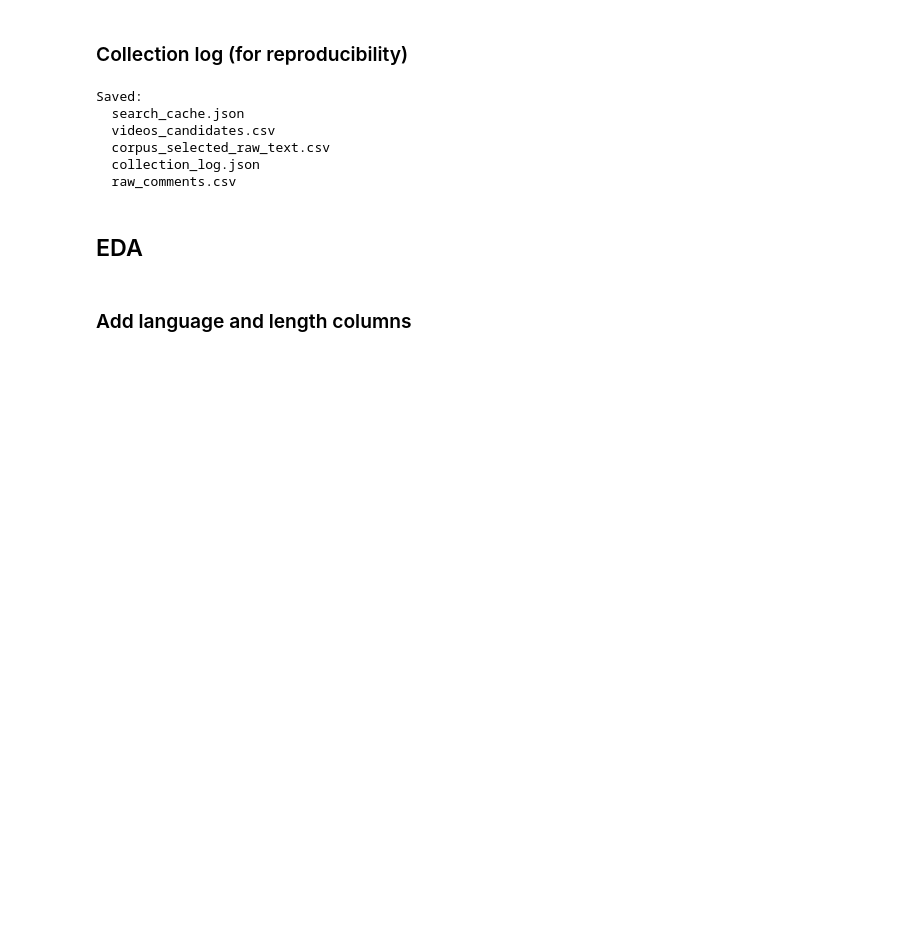
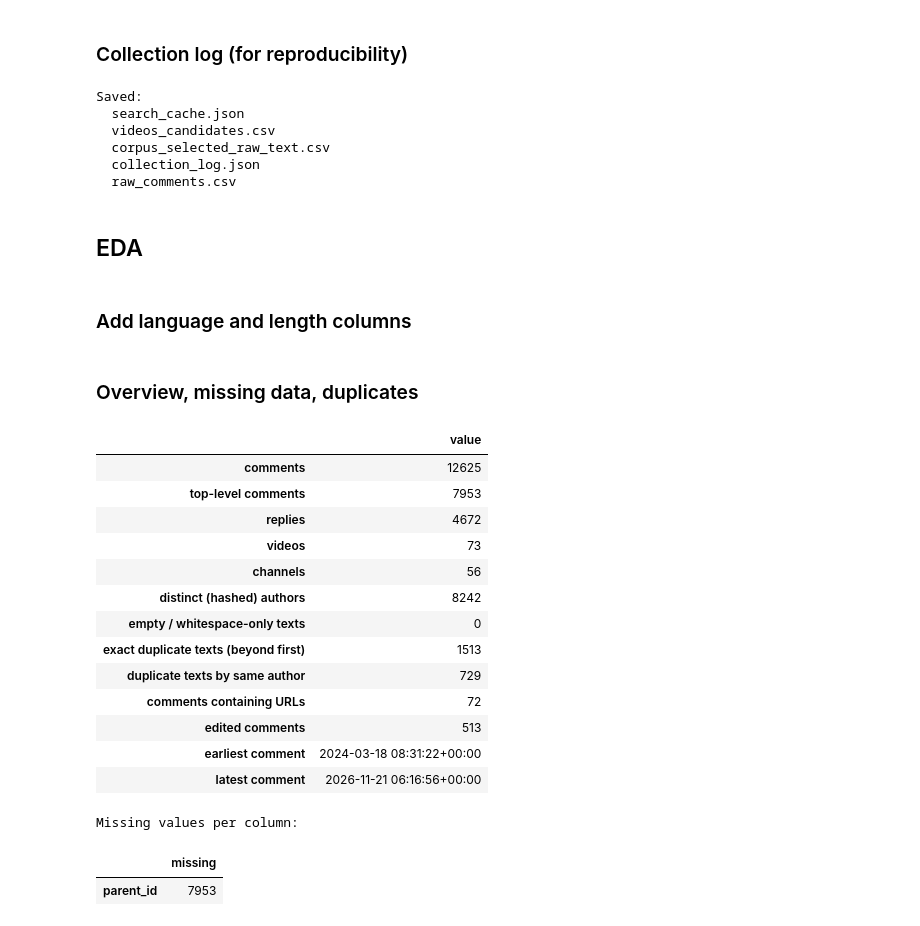
Before and after one commit to SithmiDesilva/Voices-on-School-Reform-An-NLP-Analysis-of-Sri-Lankan-YouTube-Comments, a Jupyter notebook: Voices_on_School_Reform_An_NLP_Analysis_of_Sri_Lankan_YouTube_Comments.ipynb, the cells around one changed output. Saved outputs shown, nothing was run; the diff lists cells and outputs as text; code cells hidden in the pictures; blank space fills up the shorter version.

Commit message:
Overview, missing data, duplicates

```diff
--- a/Voices_on_School_Reform_An_NLP_Analysis_of_Sri_Lankan_YouTube_Comments.ipynb
+++ b/Voices_on_School_Reform_An_NLP_Analysis_of_Sri_Lankan_YouTube_Comments.ipynb
@@ -520,3 +520,43 @@ corpus['n_chars'] = corpus.text_original.fillna('').str.len()
 corpus['n_words'] = corpus.text_original.fillna('').str.split().str.len()
 corpus['comment_published_at'] = pd.to_datetime(corpus.comment_published_at, utc=True)
 corpus['comment_updated_at'] = pd.to_datetime(corpus.comment_updated_at, utc=True)
+# %% [markdown]
+### Overview, missing data, duplicates
+# %%
+txt = corpus.text_original.fillna('')
+overview = {
+    'comments': len(corpus),
+    'top-level comments': int((~corpus.is_reply).sum()),
+    'replies': int(corpus.is_reply.sum()),
+    'videos': corpus.video_id.nunique(),
+    'channels': corpus.channel_id.nunique(),
+    'distinct (hashed) authors': corpus.author_hash.nunique(),
+    'empty / whitespace-only texts': int((txt.str.strip() == '').sum()),
+    'exact duplicate texts (beyond first)': int(txt.duplicated().sum()),
+    'duplicate texts by same author': int(corpus.duplicated(['author_hash', 'text_original']).sum()),
+    'comments containing URLs': int(txt.str.contains(r'https?://|www\.', regex=True).sum()),
+    'edited comments': int((corpus.comment_published_at != corpus.comment_updated_at).sum()),
+    'earliest comment': corpus.comment_published_at.min(),
+    'latest comment': corpus.comment_published_at.max(),
+}
+display(pd.Series(overview, name='value').to_frame())
+print('Missing values per column:')
+corpus.isna().sum().to_frame('missing').query('missing > 0')
+# %% [output]
+|  | value |
+| comments | 12625 |
+| top-level comments | 7953 |
+| replies | 4672 |
+| videos | 73 |
+| channels | 56 |
+| distinct (hashed) authors | 8242 |
+| empty / whitespace-only texts | 0 |
+| exact duplicate texts (beyond first) | 1513 |
+| duplicate texts by same author | 729 |
+| comments containing URLs | 72 |
+| edited comments | 513 |
+| earliest comment | 2024-03-18 08:31:22+00:00 |
+| latest comment | 2026-11-21 06:16:56+00:00 |
+Missing values per column:
+|  | missing |
+| parent_id | 7953 |
```
